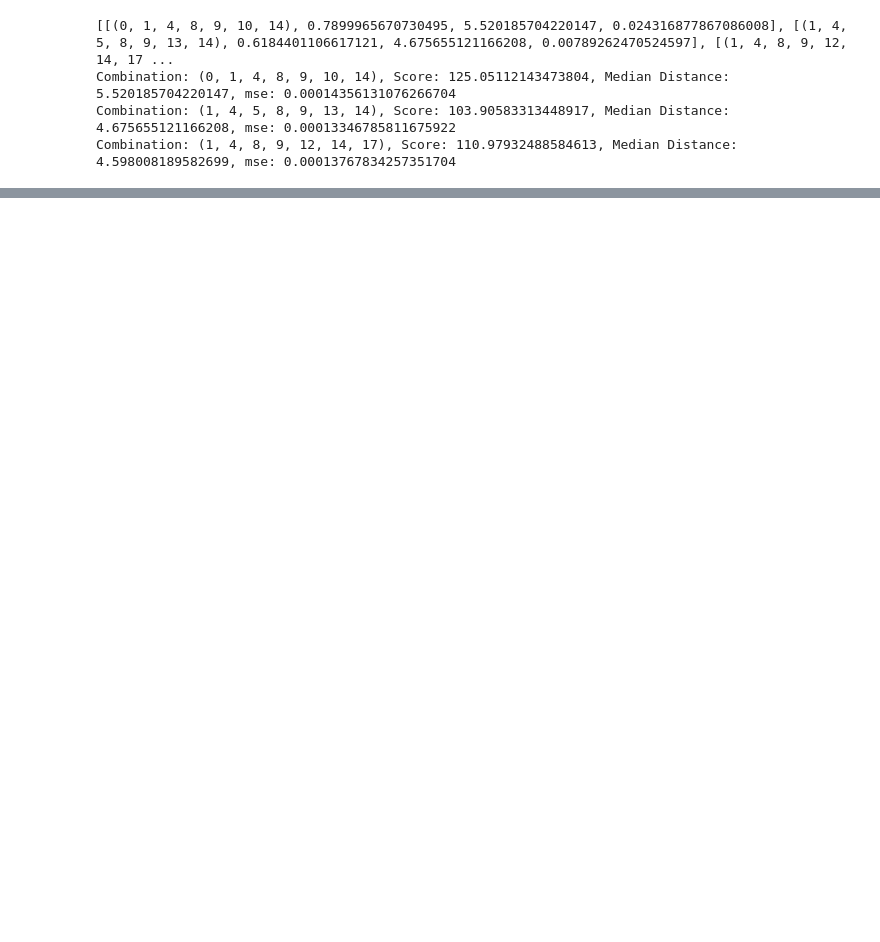
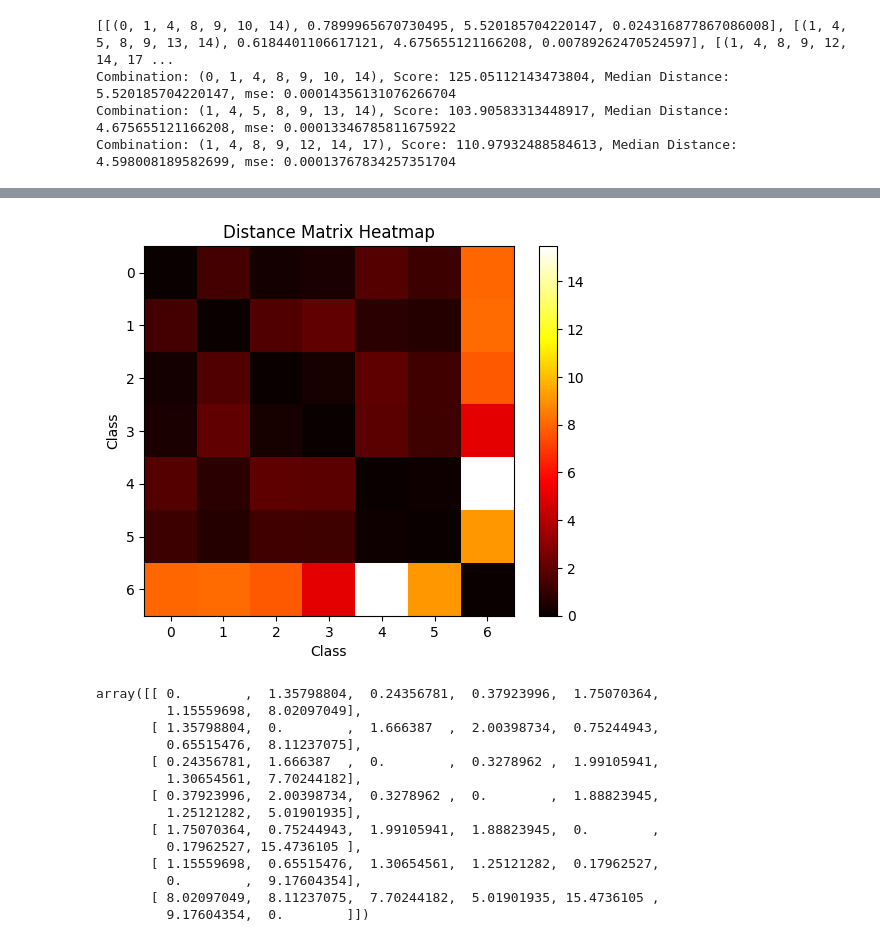
Before and after one commit to franzhd/snntorch_network, a Jupyter notebook: notebook/KDE_metrics.ipynb, the cells around one changed output, grey strips where cells are left out. Saved outputs shown, nothing was run; the diff lists cells and outputs as text; code cells hidden in the pictures; blank space fills up the shorter version.

```diff
--- a/notebook/KDE_metrics.ipynb
+++ b/notebook/KDE_metrics.ipynb
@@ -335,0 +409,18 @@ Combination: (1, 4, 8, 9, 12, 14, 17), Score: 110.97932488584613, Median Distanc
+# %%
+distance_matrix_subset(distance_matrix_subset_0, [0, 1, 2, 5, 6, 7, 8])
+# %% [output]
+[figure, added]
+array([[ 0.        ,  1.35798804,  0.24356781,  0.37923996,  1.75070364,
+         1.15559698,  8.02097049],
+       [ 1.35798804,  0.        ,  1.666387  ,  2.00398734,  0.75244943,
+         0.65515476,  8.11237075],
+       [ 0.24356781,  1.666387  ,  0.        ,  0.3278962 ,  1.99105941,
+         1.30654561,  7.70244182],
+       [ 0.37923996,  2.00398734,  0.3278962 ,  0.        ,  1.88823945,
+         1.25121282,  5.01901935],
+       [ 1.75070364,  0.75244943,  1.99105941,  1.88823945,  0.        ,
+         0.17962527, 15.4736105 ],
+       [ 1.15559698,  0.65515476,  1.30654561,  1.25121282,  0.17962527,
+         0.        ,  9.17604354],
+       [ 8.02097049,  8.11237075,  7.70244182,  5.01901935, 15.4736105 ,
+         9.17604354,  0.        ]])
```
Also changed, not shown: parts of 5 cells of this notebook.
